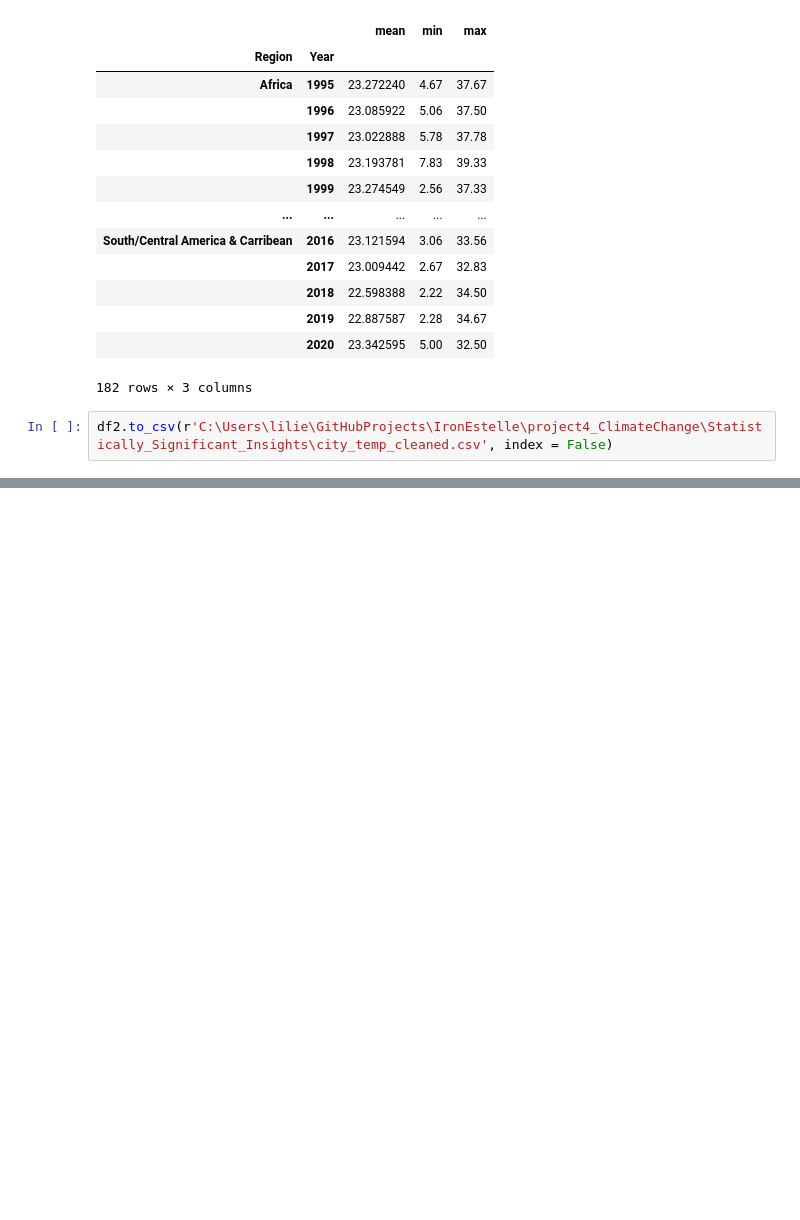
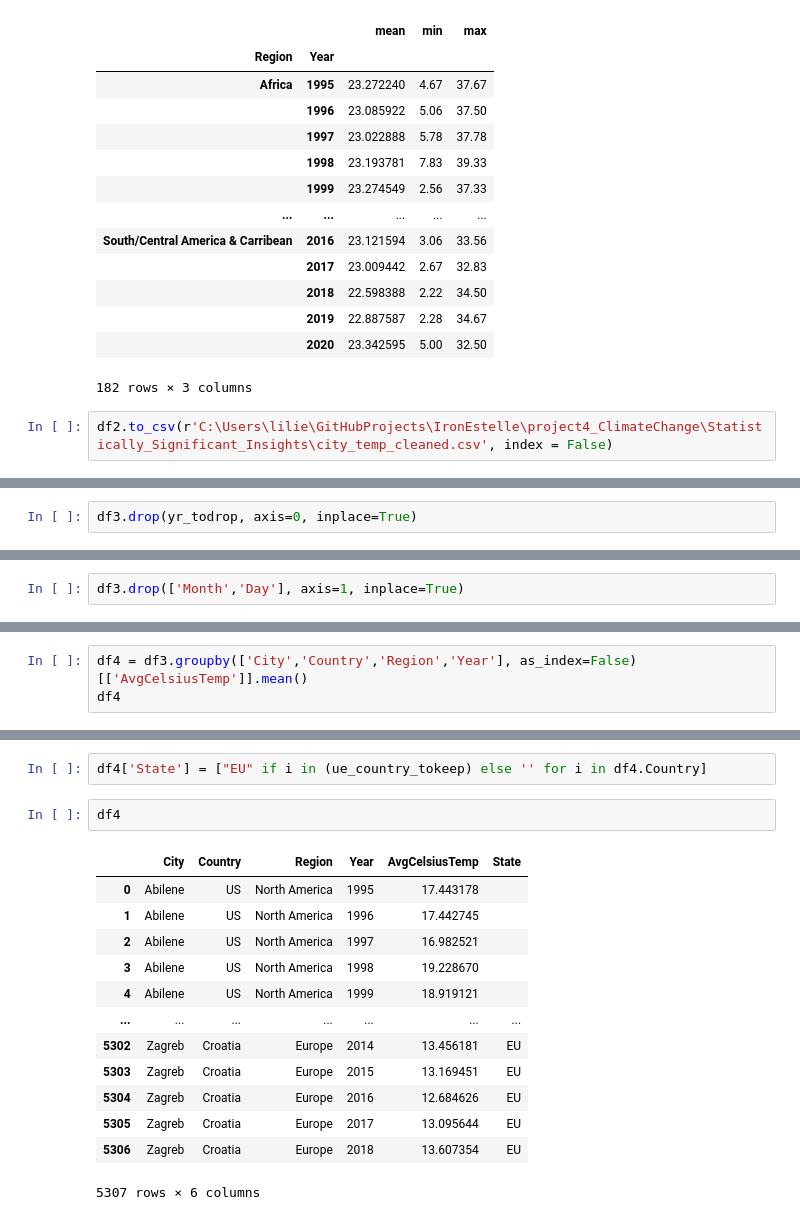
Before and after one commit to chrisvinhston/Statistically_Significant_Insights, a Jupyter notebook: data_cleaning_cityTemp.ipynb, the cells around one changed output, grey strips where cells are left out. Saved outputs shown, nothing was run; the diff lists cells and outputs as text; blank space fills up the shorter version.

```diff
--- a/data_cleaning_cityTemp.ipynb
+++ b/data_cleaning_cityTemp.ipynb
@@ -342,0 +379,2 @@ array(['Argentina', 'Bahamas', 'Bermuda', 'Belize', 'Bolivia', 'Barbados',
+# %%
+df3.drop(yr_todrop, axis=0, inplace=True)
@@ -342,0 +392,2 @@ array(['Argentina', 'Bahamas', 'Bermuda', 'Belize', 'Bolivia', 'Barbados',
+# %%
+df3.drop(['Month','Day'], axis=1, inplace=True)
@@ -342,0 +399,3 @@ array(['Argentina', 'Bahamas', 'Bermuda', 'Belize', 'Bolivia', 'Barbados',
+# %%
+df4 = df3.groupby(['City','Country','Region','Year'], as_index=False)[['AvgCelsiusTemp']].mean()
+df4
@@ -342,0 +416,18 @@ array(['Argentina', 'Bahamas', 'Bermuda', 'Belize', 'Bolivia', 'Barbados',
+# %%
+df4['State'] = ["EU" if i in (ue_country_tokeep) else '' for i in df4.Country]
+# %%
+df4
+# %% [output]
+|  | City | Country | Region | Year | AvgCelsiusTemp | State |
+| 0 | Abilene | US | North America | 1995 | 17.443178 |  |
+| 1 | Abilene | US | North America | 1996 | 17.442745 |  |
+| 2 | Abilene | US | North America | 1997 | 16.982521 |  |
+| 3 | Abilene | US | North America | 1998 | 19.228670 |  |
+| 4 | Abilene | US | North America | 1999 | 18.919121 |  |
+| ... | ... | ... | ... | ... | ... | ... |
+| 5302 | Zagreb | Croatia | Europe | 2014 | 13.456181 | EU |
+| 5303 | Zagreb | Croatia | Europe | 2015 | 13.169451 | EU |
+| 5304 | Zagreb | Croatia | Europe | 2016 | 12.684626 | EU |
+| 5305 | Zagreb | Croatia | Europe | 2017 | 13.095644 | EU |
+| 5306 | Zagreb | Croatia | Europe | 2018 | 13.607354 | EU |
+5307 rows × 6 columns
```
Also changed, not shown: parts of 12 cells of this notebook, 1 other file.
